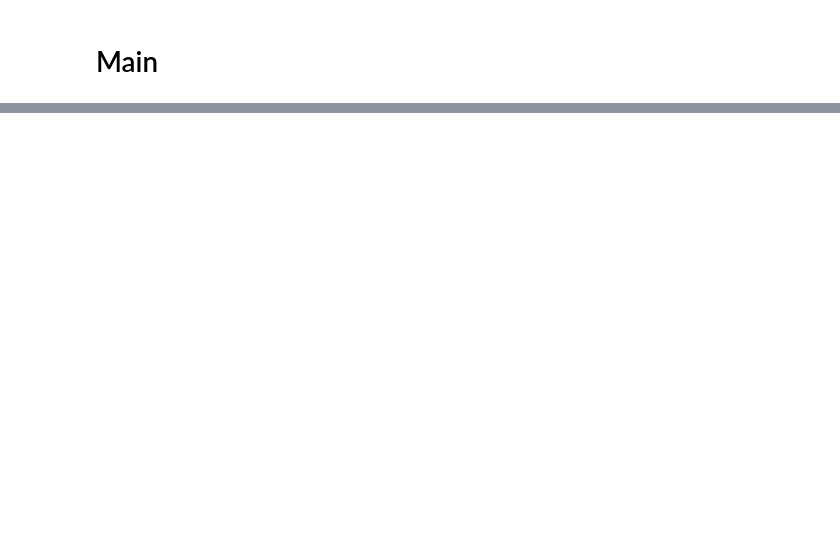
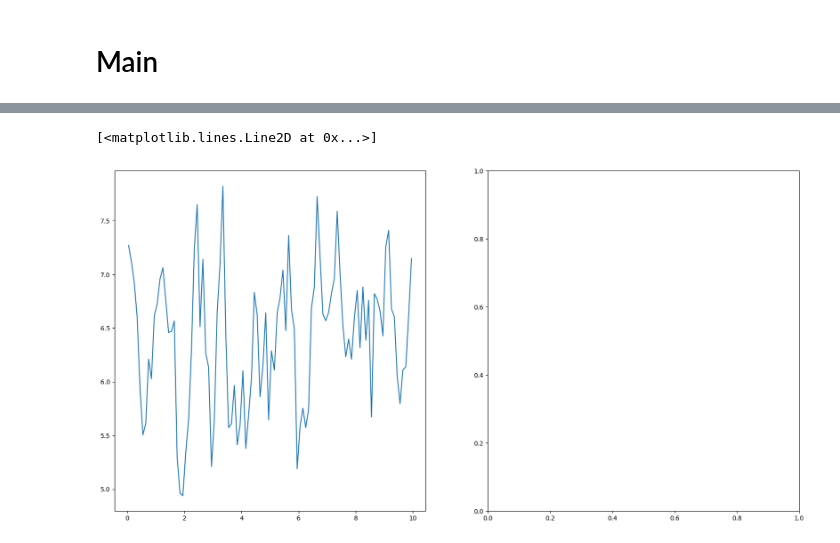
Before and after one commit to LuanMs1/tcc-markov-chain, a Jupyter notebook: tcc_markov_chain/hard_disck_periodic.ipynb, the cells around one changed output, grey strips where cells are left out. Cells and saved outputs as stored; diff of their text form; code cells hidden in the pictures; blank space fills up the shorter version.

```diff
--- a/tcc_markov_chain/hard_disck_periodic.ipynb
+++ b/tcc_markov_chain/hard_disck_periodic.ipynb
@@ -76,0 +112,7 @@ array([0.        , 0.        , 0.        , 0.        , 0.        ,
+# %%
+strip_centers = (np.arange(strip_count) * strip_size) + (strip_size / 2)
+fig, axes = plt.subplots(1,2,figsize=(20,10))
+axes[0].plot(strip_centers, strip_density, linestyle='-')
+# %% [output]
+[<matplotlib.lines.Line2D at 0x...>]
+[figure, added]
```
Also changed, not shown: parts of 16 cells of this notebook, 3 other files.
